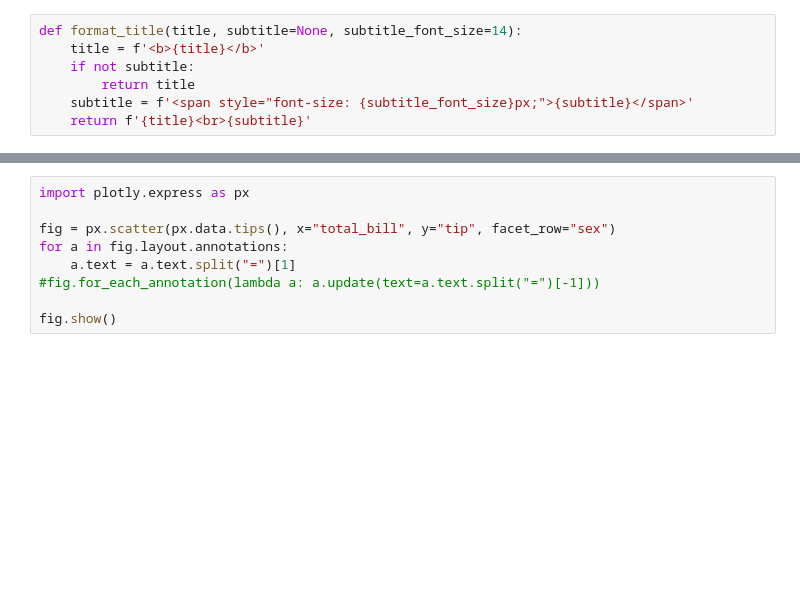
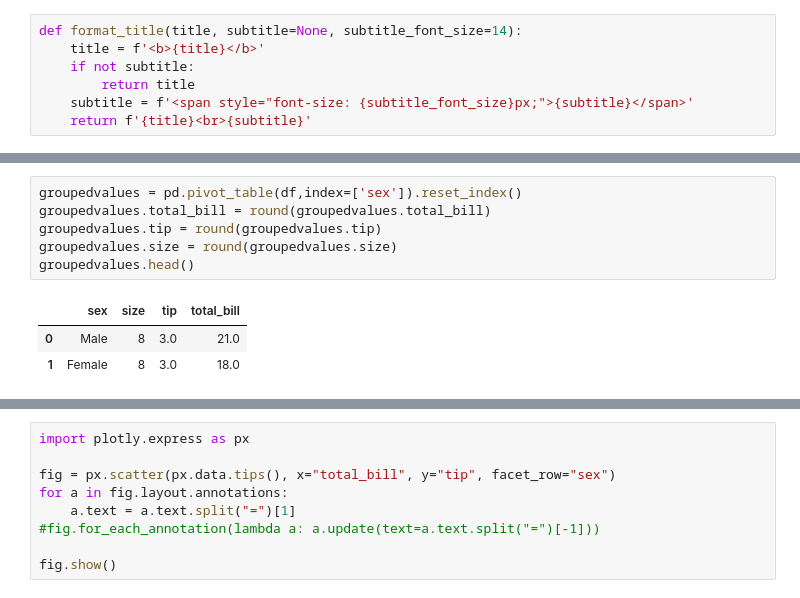
Before and after one commit to gsdavis1959/Python, a Jupyter notebook: PlotlyLayoutTemplate.ipynb, the cells around one changed output, grey strips where cells are left out. Cells and saved outputs as stored; diff of their text form; blank space fills up the shorter version.

```diff
--- a/PlotlyLayoutTemplate.ipynb
+++ b/PlotlyLayoutTemplate.ipynb
@@ -82,0 +97,10 @@ fig.show()
+# %%
+groupedvalues = pd.pivot_table(df,index=['sex']).reset_index()
+groupedvalues.total_bill = round(groupedvalues.total_bill)
+groupedvalues.tip = round(groupedvalues.tip)
+groupedvalues.size = round(groupedvalues.size)
+groupedvalues.head()
+# %% [output]
+|  | sex | size | tip | total_bill |
+| 0 | Male | 8 | 3.0 | 21.0 |
+| 1 | Female | 8 | 3.0 | 18.0 |
```
Also changed, not shown: parts of 8 cells of this notebook.
